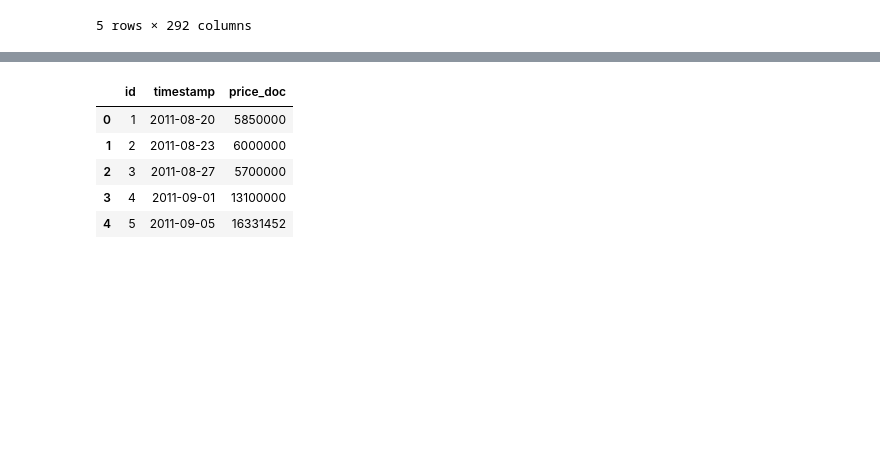
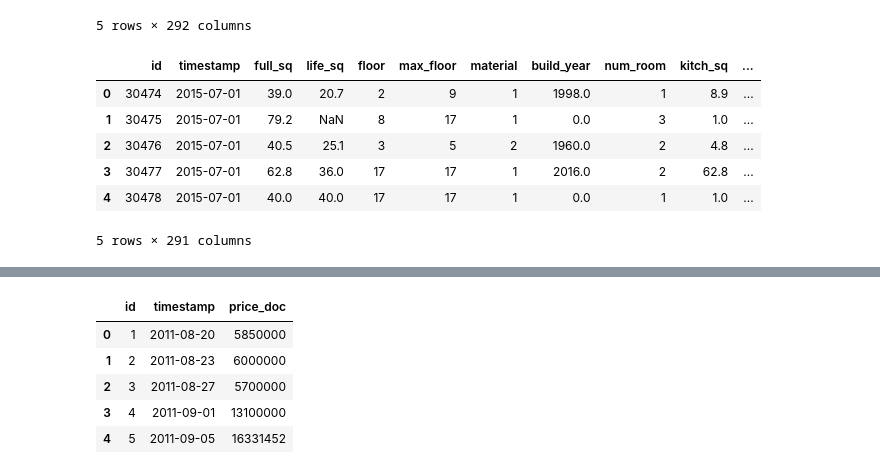
Before and after one commit to byronhousten/kaggle_sberbank, a Jupyter notebook: macro.ipynb, the cells around one changed output, grey strips where cells are left out. Drawn from its saved outputs; the diff is of its cells as text; code cells hidden in the pictures; blank space fills up the shorter version.

```diff
--- a/macro.ipynb
+++ b/macro.ipynb
@@ -7,9 +7,11 @@ import seaborn as sns
 # %%
 fname_macro = "data/macro.csv"
 fname_train = "data/train.csv"
+fname_test = "data/test.csv"
 # %%
 df_macro = pd.read_csv(fname_macro)
 df_train = pd.read_csv(fname_train)
+df_test = pd.read_csv(fname_test)
 # %%
 df_train.head()
 # %% [output]
@@ -20,3 +22,13 @@ df_train.head()
 | 3 | 4 | 2011-09-01 | 89 | 50.0 | 9.0 | NaN | NaN | NaN | NaN | NaN | ... |
 | 4 | 5 | 2011-09-05 | 77 | 77.0 | 4.0 | NaN | NaN | NaN | NaN | NaN | ... |
 5 rows × 292 columns
+# %%
+df_test.head()
+# %% [output]
+|  | id | timestamp | full_sq | life_sq | floor | max_floor | material | build_year | num_room | kitch_sq | ... |
+| 0 | 30474 | 2015-07-01 | 39.0 | 20.7 | 2 | 9 | 1 | 1998.0 | 1 | 8.9 | ... |
+| 1 | 30475 | 2015-07-01 | 79.2 | NaN | 8 | 17 | 1 | 0.0 | 3 | 1.0 | ... |
+| 2 | 30476 | 2015-07-01 | 40.5 | 25.1 | 3 | 5 | 2 | 1960.0 | 2 | 4.8 | ... |
+| 3 | 30477 | 2015-07-01 | 62.8 | 36.0 | 17 | 17 | 1 | 2016.0 | 2 | 62.8 | ... |
+| 4 | 30478 | 2015-07-01 | 40.0 | 40.0 | 17 | 17 | 1 | 0.0 | 1 | 1.0 | ... |
+5 rows × 291 columns
```
Also changed, not shown: parts of 27 cells of this notebook.
